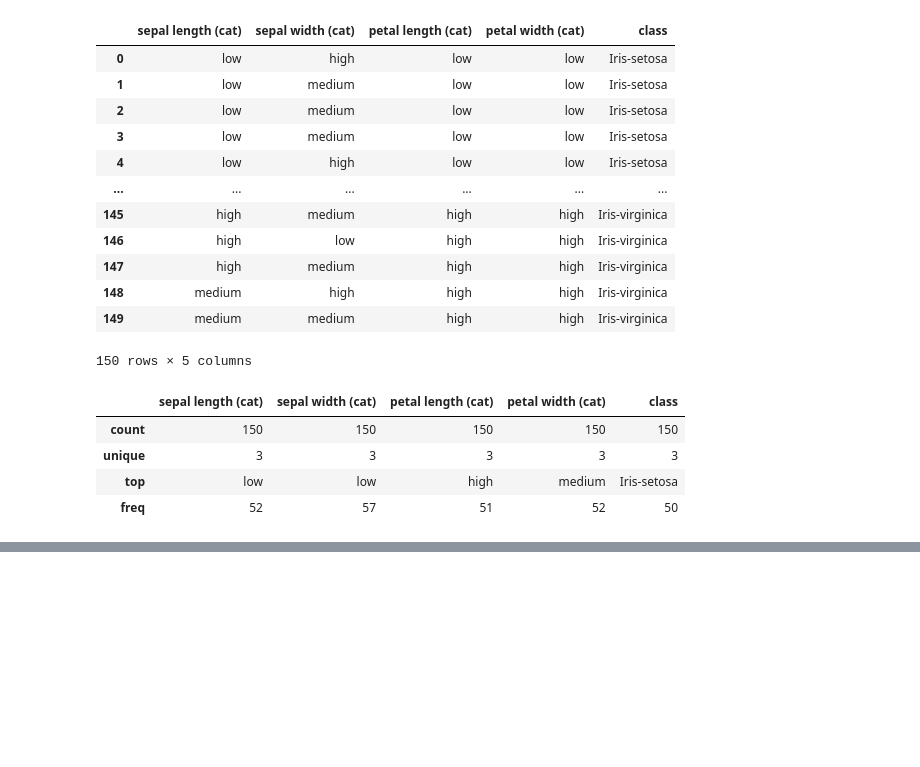
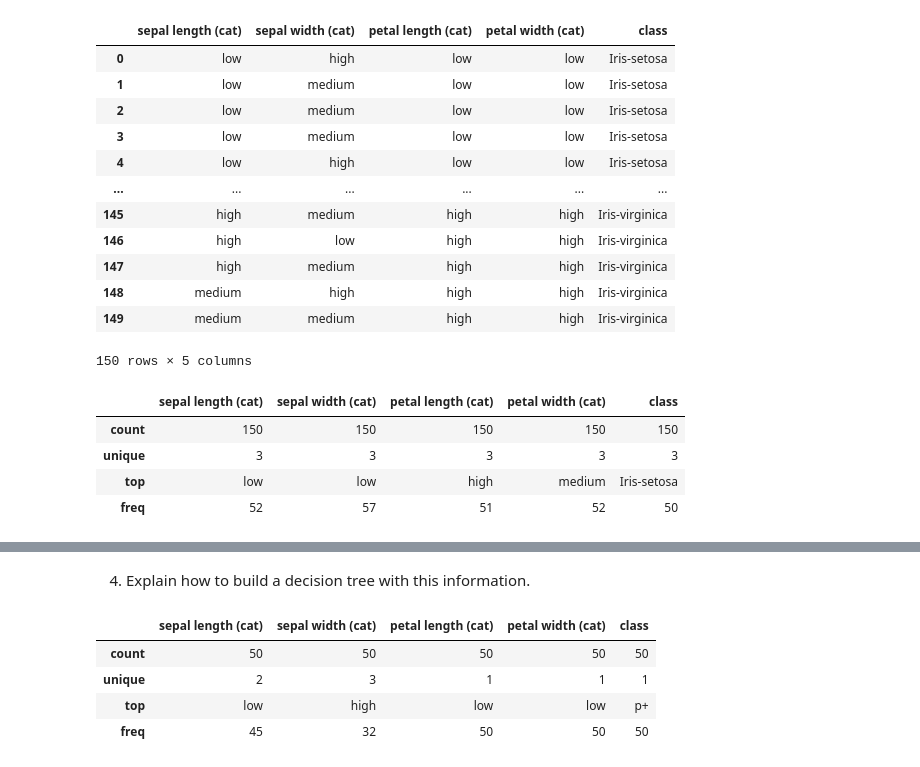
Before and after one commit to jelenameyer/IntroToMachineLearning, a Jupyter notebook: assignments/a2supervised.ipynb, the cells around one changed output, grey strips where cells are left out. Drawn from its saved outputs; the diff is of its cells as text; code cells hidden in the pictures; blank space fills up the shorter version.

```diff
--- a/assignments/a2supervised.ipynb
+++ b/assignments/a2supervised.ipynb
@@ -1199,0 +1348,11 @@ print(f"Average accuracy for k = {k}: {round(averageAccuracy, 2)}")
+# %% [markdown]
+4. Explain how to build a decision tree with this information.
+# %%
+subsetPPlus = dataCategorical[dataCategorical["class"] == "p+"]
+subsetPPlus.describe()
+# %% [output]
+|  | sepal length (cat) | sepal width (cat) | petal length (cat) | petal width (cat) | class |
+| count | 50 | 50 | 50 | 50 | 50 |
+| unique | 2 | 3 | 1 | 1 | 1 |
+| top | low | high | low | low | p+ |
+| freq | 45 | 32 | 50 | 50 | 50 |
```
Also changed, not shown: parts of 35 cells of this notebook, 1 other file.
